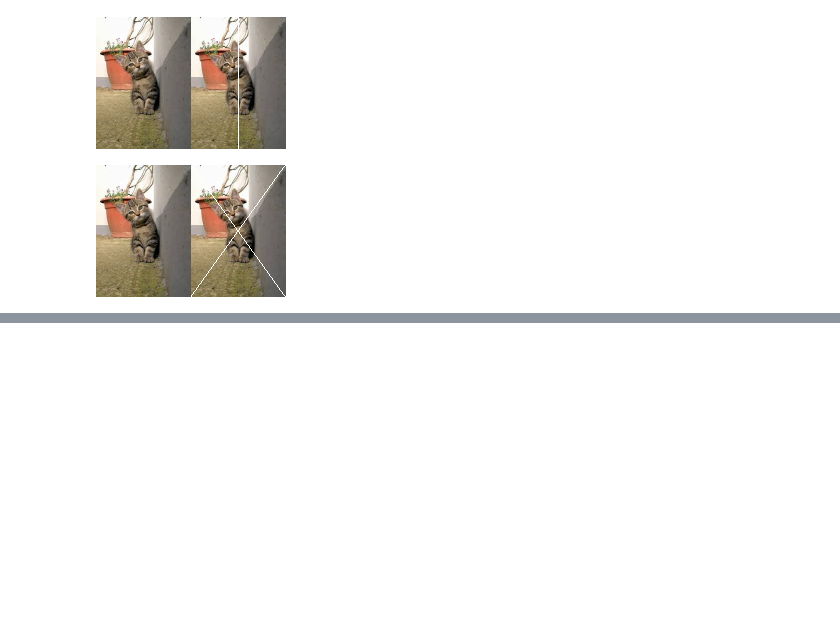
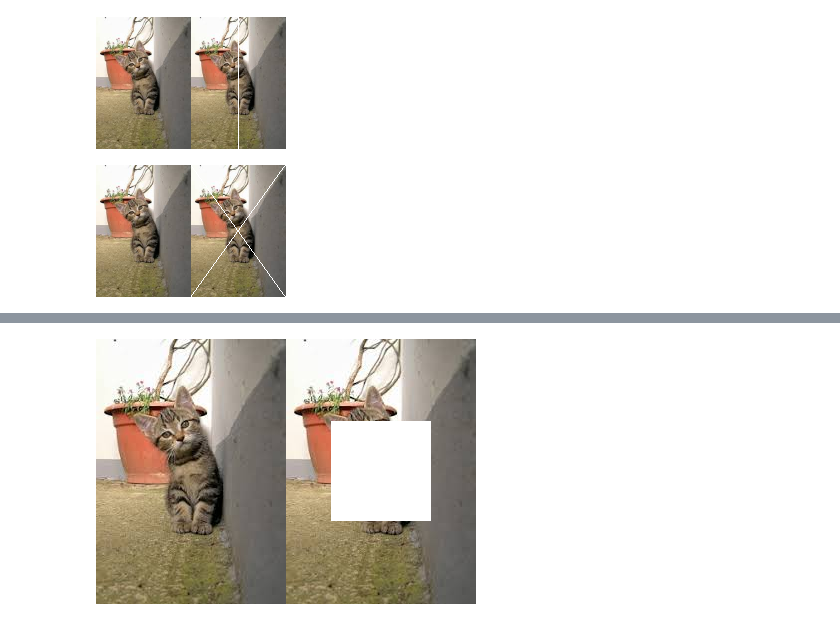
Before and after one commit to annisakrnn/PCVK_Genap_2025, a Jupyter notebook: Week1.ipynb, the cells around one changed output, grey strips where cells are left out. Saved outputs shown, nothing was run; the diff lists cells and outputs as text; code cells hidden in the pictures; blank space fills up the shorter version.

```diff
--- a/Week1.ipynb
+++ b/Week1.ipynb
@@ -88,0 +104,27 @@ cv2_imshow(final_frame)
+# %%
+#TUGAS PRAKTIKUM
+#BENTUK KOTAK CUSTOM
+
+# parameter kotak
+panjang_kotak = 100  # Lebar kotak (dalam piksel)
+tinggi_kotak = 100  # Tinggi kotak (dalam piksel)
+
+image_2 = cv.cvtColor(image, cv.COLOR_BGR2RGB)
+image_3 = cv.cvtColor(image, cv.COLOR_BGR2RGB)
+
+# hitung posisi tengah dan sesuaikan koordinat kotak
+x_start = max(0, int(tinggi/2 - tinggi_kotak/2))
+y_start = max(0, int(lebar/2 - panjang_kotak/2))
+x_end = min(x_start + tinggi_kotak, tinggi)
+y_end = min(y_start + panjang_kotak, lebar)
+
+# membuat kotak berwarna putih di tengah image_3
+for x in range(x_start, x_end):
+    for y in range(y_start, y_end):
+        if 0 <= x < tinggi and 0 <= y < lebar:
+            image_3[x, y] = [255, 255, 255]
+
+final_frame = cv.hconcat([image_2, image_3])
+cv2_imshow(final_frame)
+# %% [output]
+[figure, added]
```
Also changed, not shown: parts of 2 cells of this notebook.
